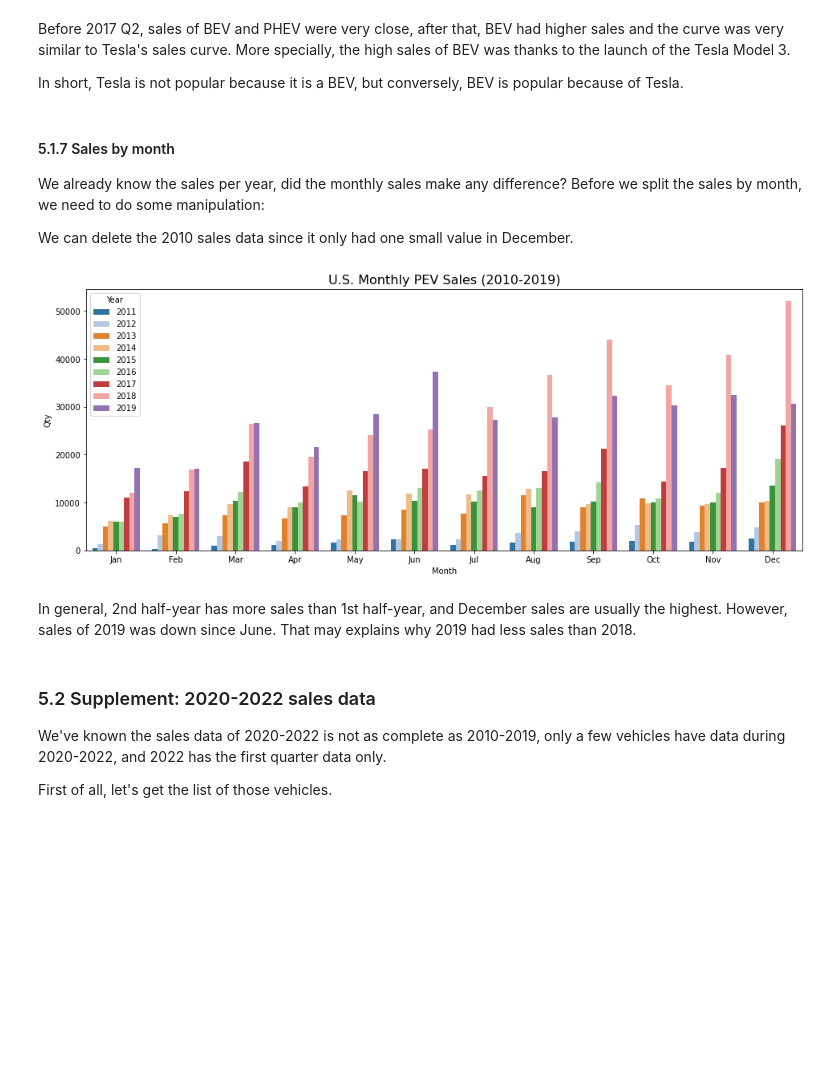
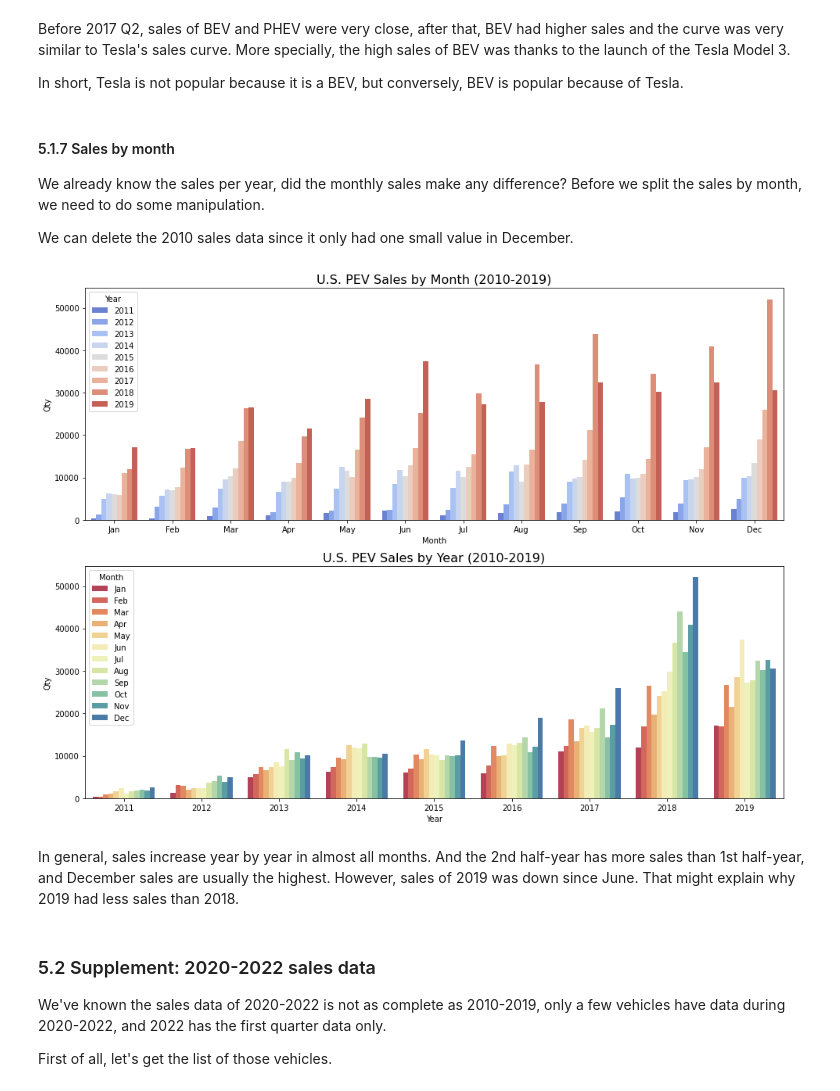
Before and after one commit to eeliuqin/data-analysis, a Jupyter notebook: project-4-us-plug-in-electric-vehicle-sales.ipynb, the cells around one changed output. Cells and saved outputs as stored; diff of their text form; code cells hidden in the pictures; blank space fills up the shorter version.

Commit message:
Re-created some plots

```diff
--- a/project-4-us-plug-in-electric-vehicle-sales.ipynb
+++ b/project-4-us-plug-in-electric-vehicle-sales.ipynb
@@ -591,42 +597,48 @@ In short, Tesla is not popular because it is a BEV, but conversely, BEV is popul
 <a id="sales_by_month"></a>
 #### 5.1.7 Sales by month
 
-We already know the sales per year, did the monthly sales make any difference? Before we split the sales by month, we need to do some manipulation:
+We already know the sales per year, did the monthly sales make any difference? Before we split the sales by month, we need to do some manipulation.
 
 We can delete the 2010 sales data since it only had one small value in December.
 # %%
 sales_current = sales_long_till_2019[sales_long_till_2019['Year'] > 2010]
 month_grouped = sales_current[['Year','Month','Qty']].groupby(['Month', 'Year']).sum().reset_index()
+month_grouped['month_num'] = pd.DatetimeIndex(pd.to_datetime(month_grouped['Month'], format='%b')).month
+# sort by month
+month_grouped.sort_values(by=['Year', 'month_num'], inplace=True)
 
-plt.figure(figsize=(16,6))
-ax = sns.barplot(
+fig, axs = plt.subplots(2,1, figsize=(16,12))
+ax.grid(False)
+
+# By month
+ax1 = sns.barplot(
     x='Month',
     y='Qty',
     data=month_grouped,
-    order=[
-        'Jan',
-        'Feb',
-        'Mar',
-        'Apr',
-        'May',
-        'Jun',
-        'Jul',
-        'Aug',
-        'Sep',
-        'Oct',
-        'Nov',
-        'Dec',
-        ],
-    palette='tab20',
+    palette='coolwarm',
     hue='Year',
+    ax=axs[0]
     )
-ax.set_title('U.S. Monthly PEV Sales (2010-2019)', fontsize=16)
+ax1.set_title('U.S. PEV Sales by Month (2010-2019)', fontsize=16)
+
+# By year
+ax2 = sns.barplot(
+    x='Year',
+    y='Qty',
+    data=month_grouped,
+    palette='Spectral',
+    hue='Month',
+    ax=axs[1]
+    )
+ax2.set_title('U.S. PEV Sales by Year (2010-2019)', fontsize=16)
+
 plt.show()
 # %% [output]
-[figure, old version]
+[figure, new version]
 # %% [markdown]
-In general, 2nd half-year has more sales than 1st half-year, and December sales are usually the highest.
-However, sales of 2019 was down since June. That may explains why 2019 had less sales than 2018.
+In general, sales increase year by year in almost all months.
+And the 2nd half-year has more sales than 1st half-year, and December sales are usually the highest.
+However, sales of 2019 was down since June. That might explain why 2019 had less sales than 2018.
 # %% [markdown]
 <a id="sup_sales"></a>
 ### 5.2 Supplement: 2020-2022 sales data
```
Also changed, not shown: parts of 16 cells of this notebook.
